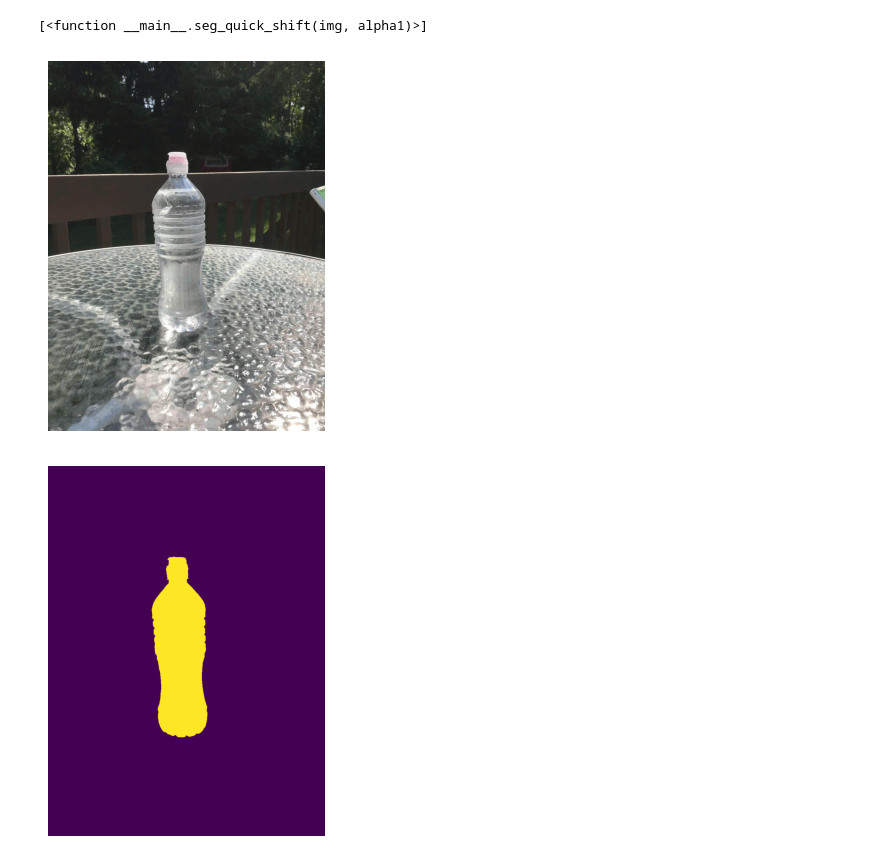
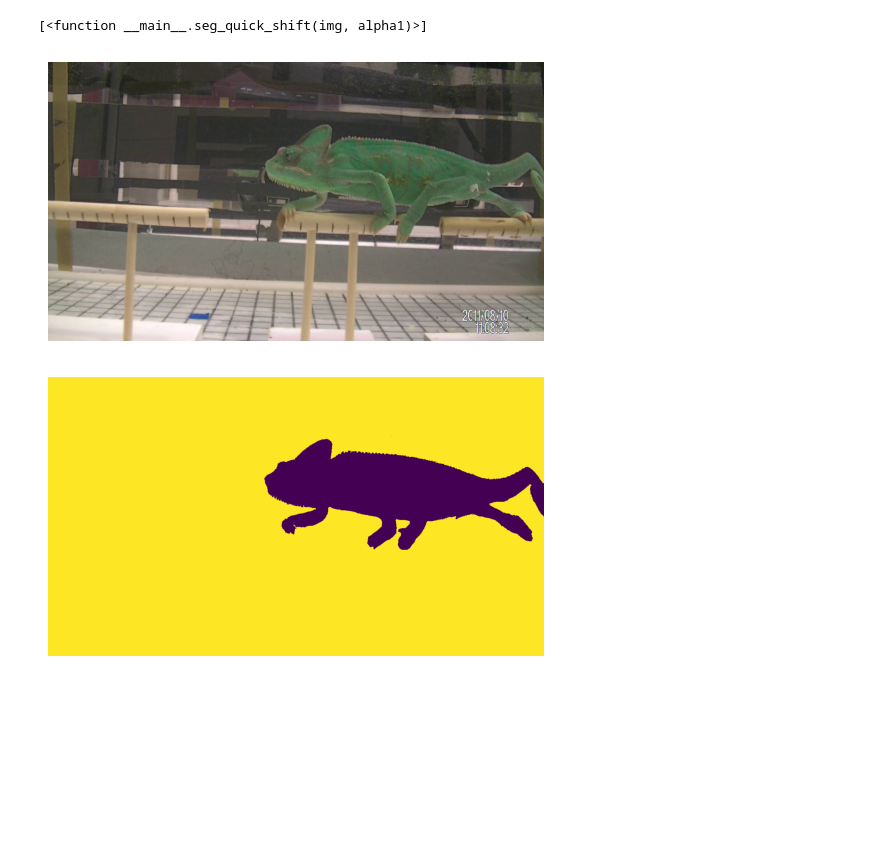
Before and after one commit to jmcalvey/see-segment, a Jupyter notebook: StackGP/SegmentationGPModelDemo.ipynb, the cells around one changed output. Drawn from its saved outputs; the diff is of its cells as text; code cells hidden in the pictures; blank space fills up the shorter version.

```diff
--- a/StackGP/SegmentationGPModelDemo.ipynb
+++ b/StackGP/SegmentationGPModelDemo.ipynb
@@ -368,19 +407,23 @@ def imgevolve(inputData, responseData, generations=100, maxLength=3, ops=copy.de
 
     return models
 # %%
-#img = imageio.imread('../Image_data/Examples/AA_Chameleon.jpg')
-img = imageio.imread('../Image_data/Examples/Waterbottle.jpg')
+img = imageio.imread('../Image_data/Examples/AA_Chameleon.jpg')
+#img = imageio.imread('../Image_data/Examples/Waterbottle.jpg')
+#img = imageio.imread('../Image_data/Examples/ants.jpg')
+#img = imageio.imread('../Image_data/Examples/a_walk_in_the_park.jpg')
 # convert to float image
 img=img.astype(float)/255.0
 see(img)
 # %% [output]
-[figure, old version]
+[figure, new version]
 # %%
-#gt = imageio.imread('../Image_data/Examples/AA_Chameleon_GT.png')
-gt = imageio.imread('../Image_data/Examples/Waterbottle_GT.png')
+gt = imageio.imread('../Image_data/Examples/AA_Chameleon_GT.png')
+#gt = imageio.imread('../Image_data/Examples/Waterbottle_GT.png')
+#gt = imageio.imread('../Image_data/Examples/ants_GT.png')
+#gt = imageio.imread('../Image_data/Examples/a_walk_in_the_park_GT.png')
 # convert to float image
 gt=gt.astype(float)
 see(gt)
 # %% [output]
-[figure, old version]
+[figure, new version]
 # %%
```
Also changed, not shown: parts of 12 cells of this notebook.
